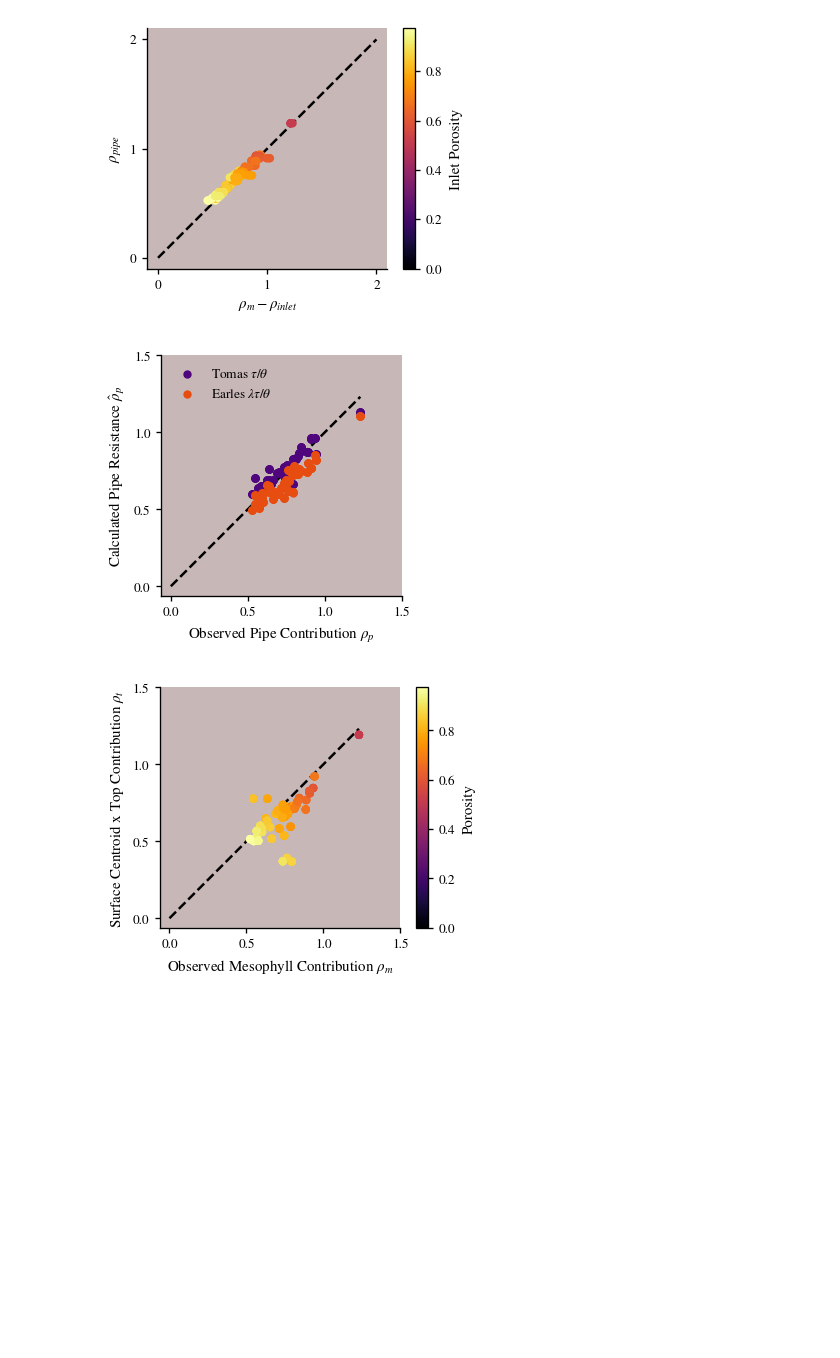
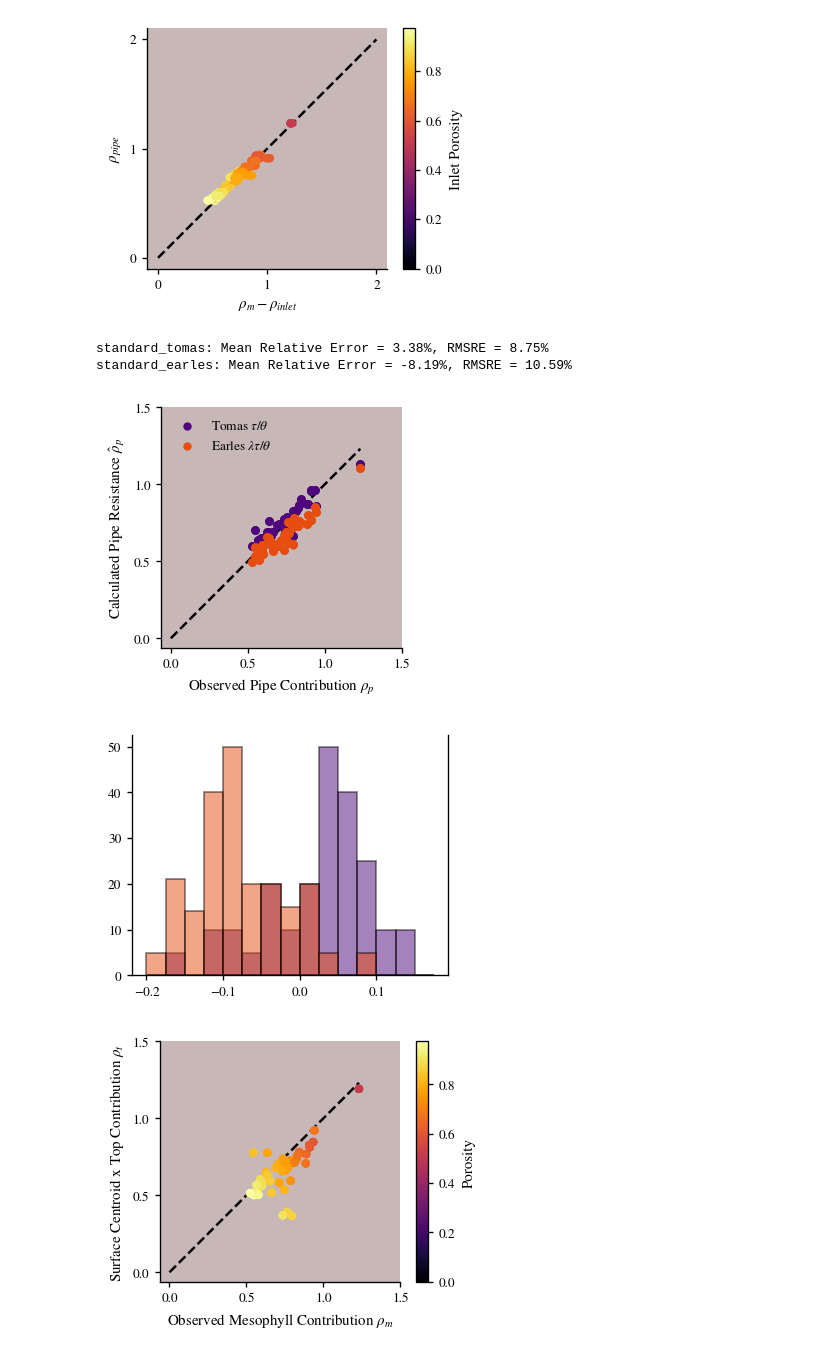
Before and after one commit to andreas-stillits/MasterThesis, a Jupyter notebook: scripts/plots/diffusion.ipynb, the cells around one changed output. Saved outputs shown, nothing was run; the diff lists cells and outputs as text; code cells hidden in the pictures; blank space fills up the shorter version.

```diff
--- a/scripts/plots/diffusion.ipynb
+++ b/scripts/plots/diffusion.ipynb
@@ -76,22 +76,44 @@ plt.show()
 # %%
 def plot_pipe_resistance_comparison(df: pd.DataFrame) -> None:
     use_style()
     fig, ax = figure()
     max_value = max(df['pipe_resistance_m'].max(), df['standard_tomas'].max(), df["standard_earles"].max())
     keys = ["standard_tomas", "standard_earles"]
     labels = [r"Tomas $\tau/\theta$", r"Earles $\lambda\tau/\theta$"]
     colors = ["#4F067D", "#E74D11"]
 
     for key, label, color in zip(keys, labels, colors, strict=True):
-        ax.scatter(df['pipe_resistance_m'], df[key], color=color, label=label)
+        y1, y2 = df["pipe_resistance_m"], df[key]
+        ax.scatter(y1, y2, color=color, label=label)
+
     format_comparison_plot(ax, max_value, step_ticks=0.5)
     set_axis_labels(ax, r'Observed Pipe Contribution $\rho_p$', r'Calculated Pipe Resistance $\hat{\rho}_p$')
     ax.legend()
     return
 
+def plot_residuals(df: pd.DataFrame) -> None:
+    use_style()
+    fig, ax = figure()
+    truth = df["pipe_resistance_m"]
+    keys = ["standard_tomas", "standard_earles"]
+    labels = [r"Tomas $\tau/\theta$", r"Earles $\lambda\tau/\theta$"]
+    colors = ["#4F067D", "#E74D11"]
+
+    for key, label, color in zip(keys, labels, colors, strict=True):
+        rel_err = (df[key] - truth) / truth
+        ax.hist(rel_err, bins=np.arange(-0.2, 0.2, 0.025).tolist(), color=color, label=label, alpha=0.5, edgecolor="black")
+        print(f"{key}: Mean Relative Error = {rel_err.mean():.2%}, RMSRE = {np.sqrt((rel_err**2).mean()):.2%}")
+
+    plt.show()
+    return
+
 plot_pipe_resistance_comparison(df)
+plot_residuals(df)
 # %% [output]
+standard_tomas: Mean Relative Error = 3.38%, RMSRE = 8.75%
+standard_earles: Mean Relative Error = -8.19%, RMSRE = 10.59%
 [figure]
+[figure, added]
 # %%
 def plot_pipe_resistance_m_comparison(df: pd.DataFrame, color_key: str = "porosity") -> None:
     use_style()
```
